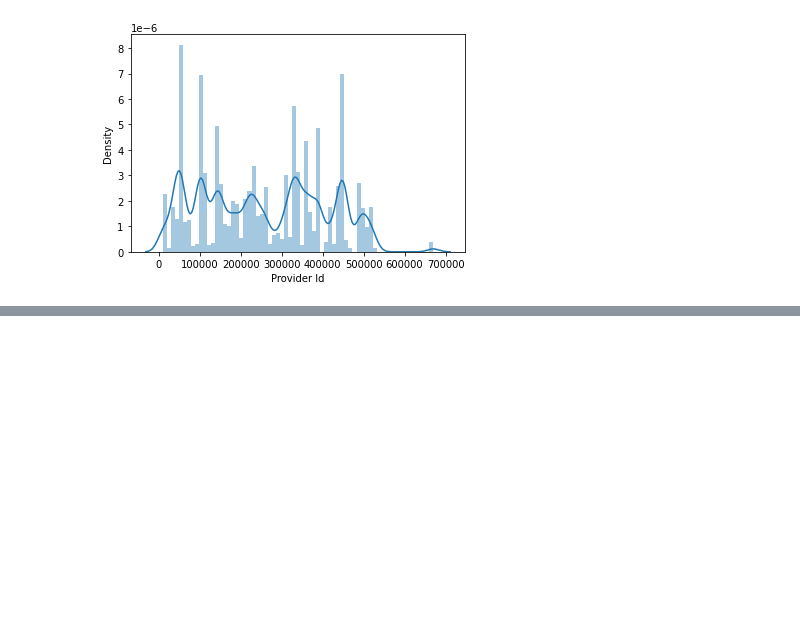
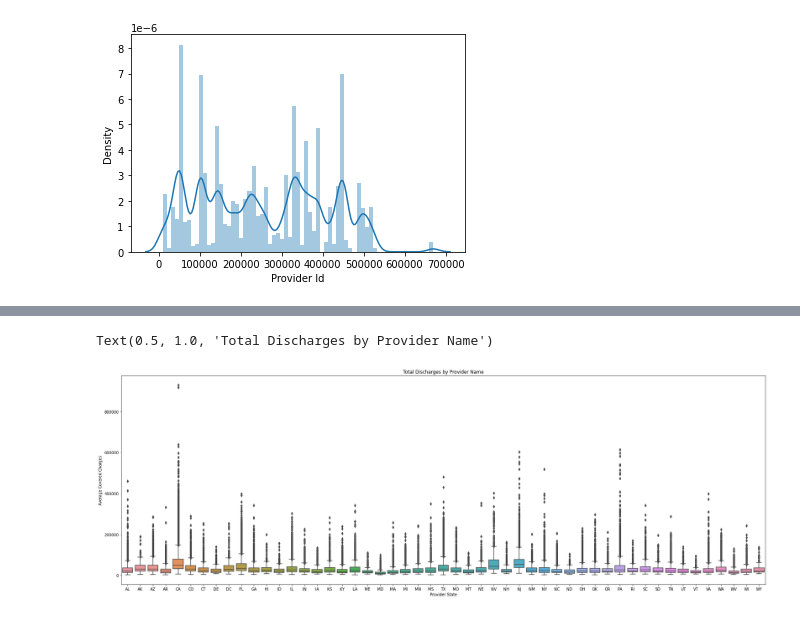
Before and after one commit to jahnavireddyn/Hospital-Charges-Dataset, a Jupyter notebook: Copy_of_Hospital_charges_eda.ipynb, the cells around one changed output, grey strips where cells are left out. Cells and saved outputs as stored; diff of their text form; code cells hidden in the pictures; blank space fills up the shorter version.

```diff
--- a/Copy_of_Hospital_charges_eda.ipynb
+++ b/Copy_of_Hospital_charges_eda.ipynb
@@ -206,3 +204,6 @@ data.nunique().to_frame(name = 'Unique Values')
 import seaborn as sns
 #importing matplot library
 import matplotlib.pyplot as plt
+# %%
+acc= data[' Average Covered Charges '].astype(str).astype(float)
+acc
@@ -334,0 +388,7 @@ sns.distplot(data["Provider Id"],bins = "auto")
+# %%
+plt.figure(figsize=(30,10))
+sns.boxplot(x='Provider State',y= acc,data=data)
+plt.title("Total Discharges by Provider Name")
+# %% [output]
+Text(0.5, 1.0, 'Total Discharges by Provider Name')
+[figure, added]
```
Also changed, not shown: parts of 15 cells of this notebook.
